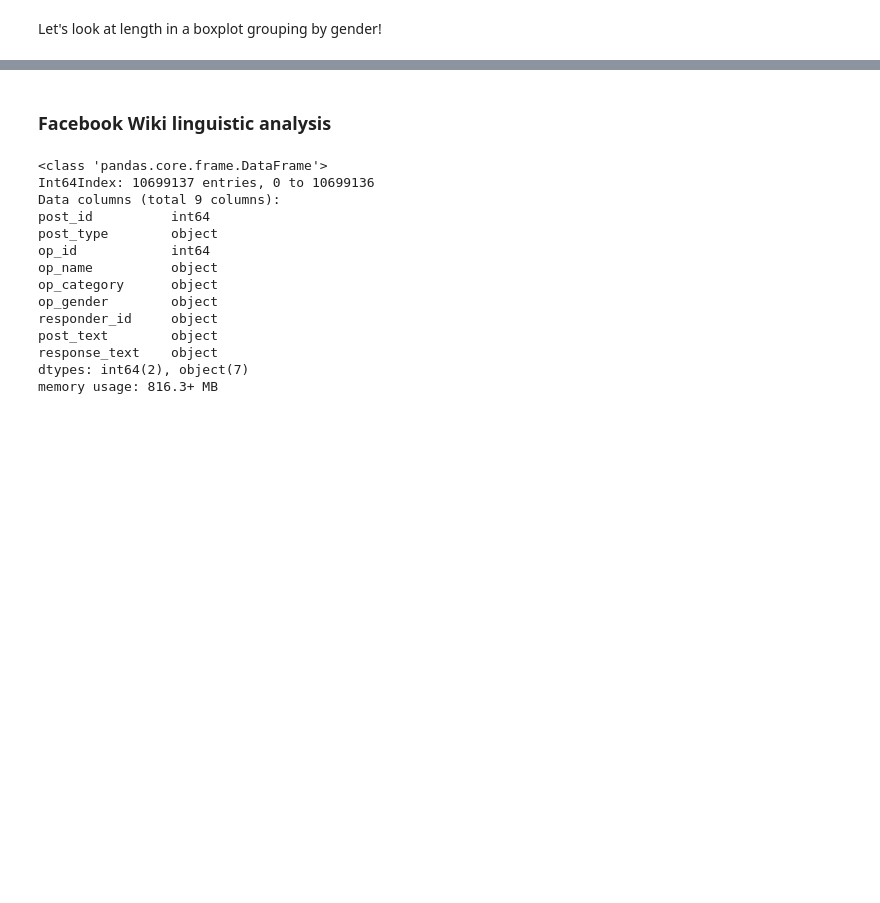
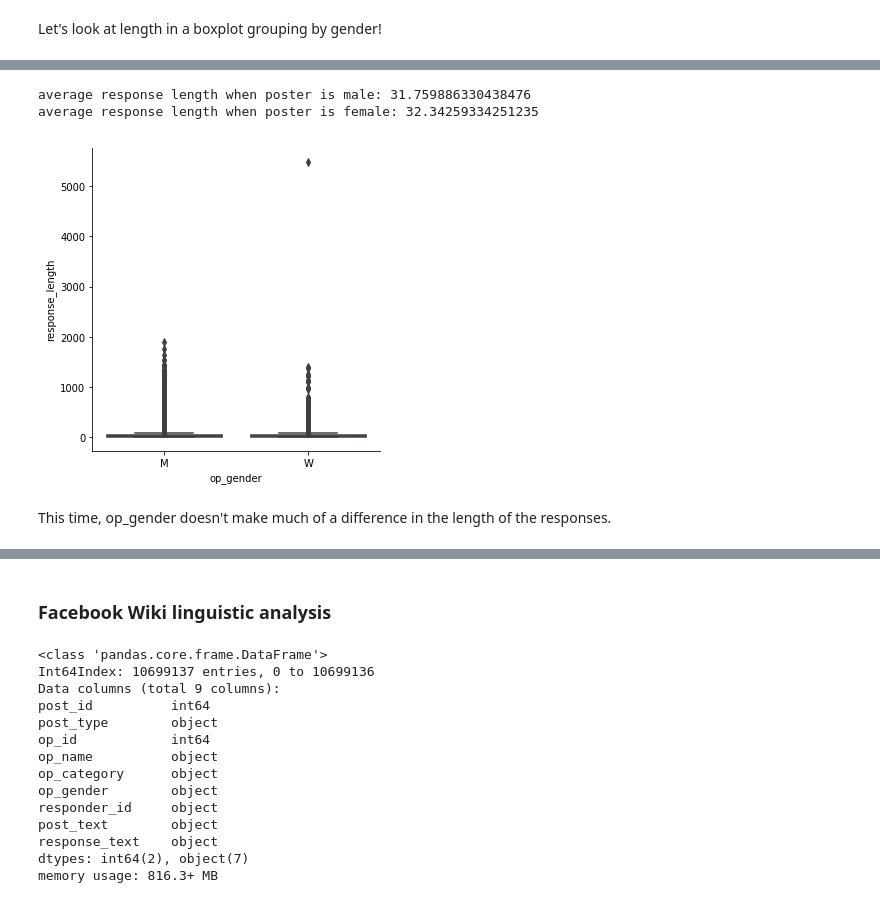
Before and after one commit to Data-Science-for-Linguists-2019/Gendered-Interaction-Online, a Jupyter notebook: exploratory_data_analysis/main_analysis.ipynb, the cells around one changed output, grey strips where cells are left out. Cells and saved outputs as stored; diff of their text form; code cells hidden in the pictures; blank space fills up the shorter version.

```diff
--- a/exploratory_data_analysis/main_analysis.ipynb
+++ b/exploratory_data_analysis/main_analysis.ipynb
@@ -419,3 +429,17 @@ sns.catplot(x='op_gender', y='response_length', kind='box', data=fb_congress_sam
+# %%
+# plot the response length too
+sns.catplot(x='op_gender', y='response_length', kind='box', data=fb_congress_sample)
+
+print('average response length when poster is male:',
+      fb_congress_sample[fb_congress_sample.op_gender == 'M'].response_length.mean())
+print('average response length when poster is female:',
+      fb_congress_sample[fb_congress_sample.op_gender == 'W'].response_length.mean())
+# %% [output]
+average response length when poster is male: 31.759886330438476
+average response length when poster is female: 32.34259334251235
+[figure, added]
+# %% [markdown]
+This time, op_gender doesn't make much of a difference in the length of the responses.
 # %%
 # getting sentence lengths
 post_sent_count = fb_congress_sample.post_text.map(lambda x: len(nltk.sent_tokenize(x)))
```
Also changed, not shown: parts of 31 cells of this notebook.
